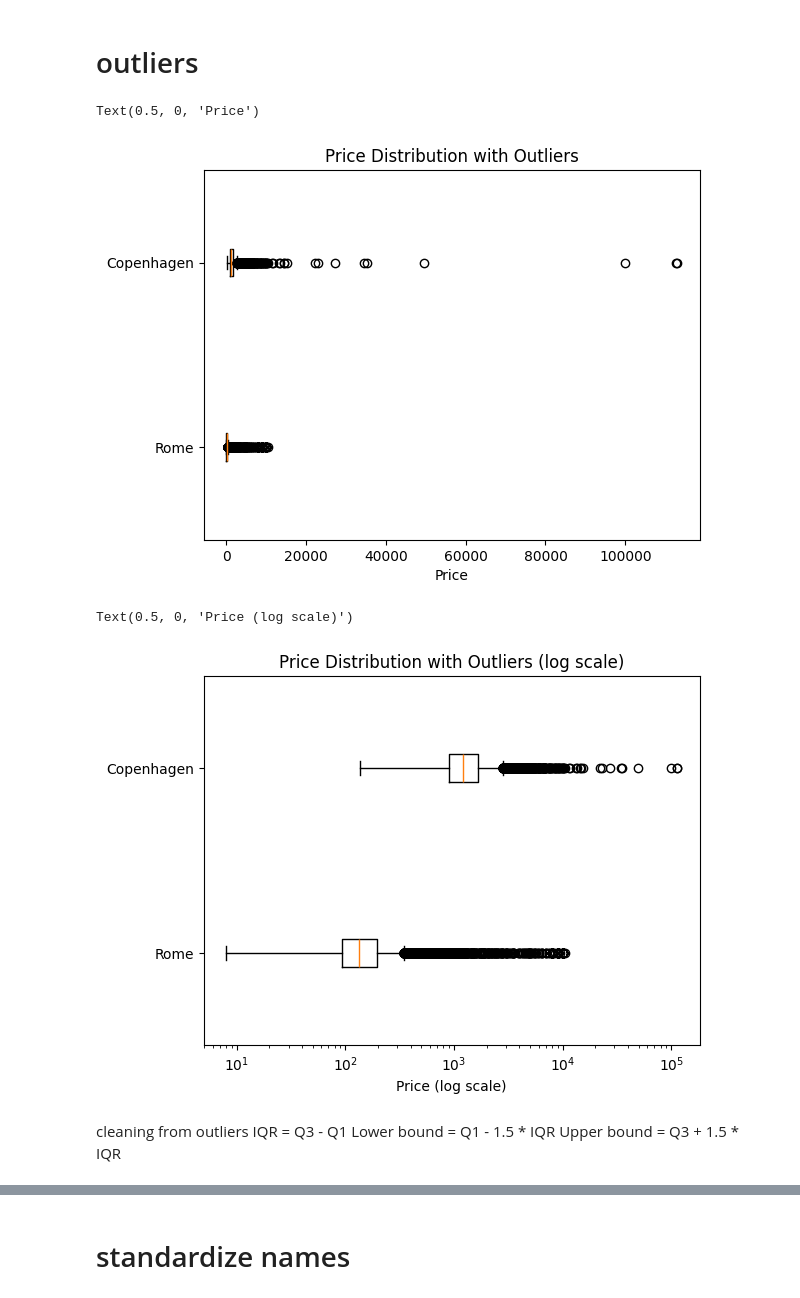
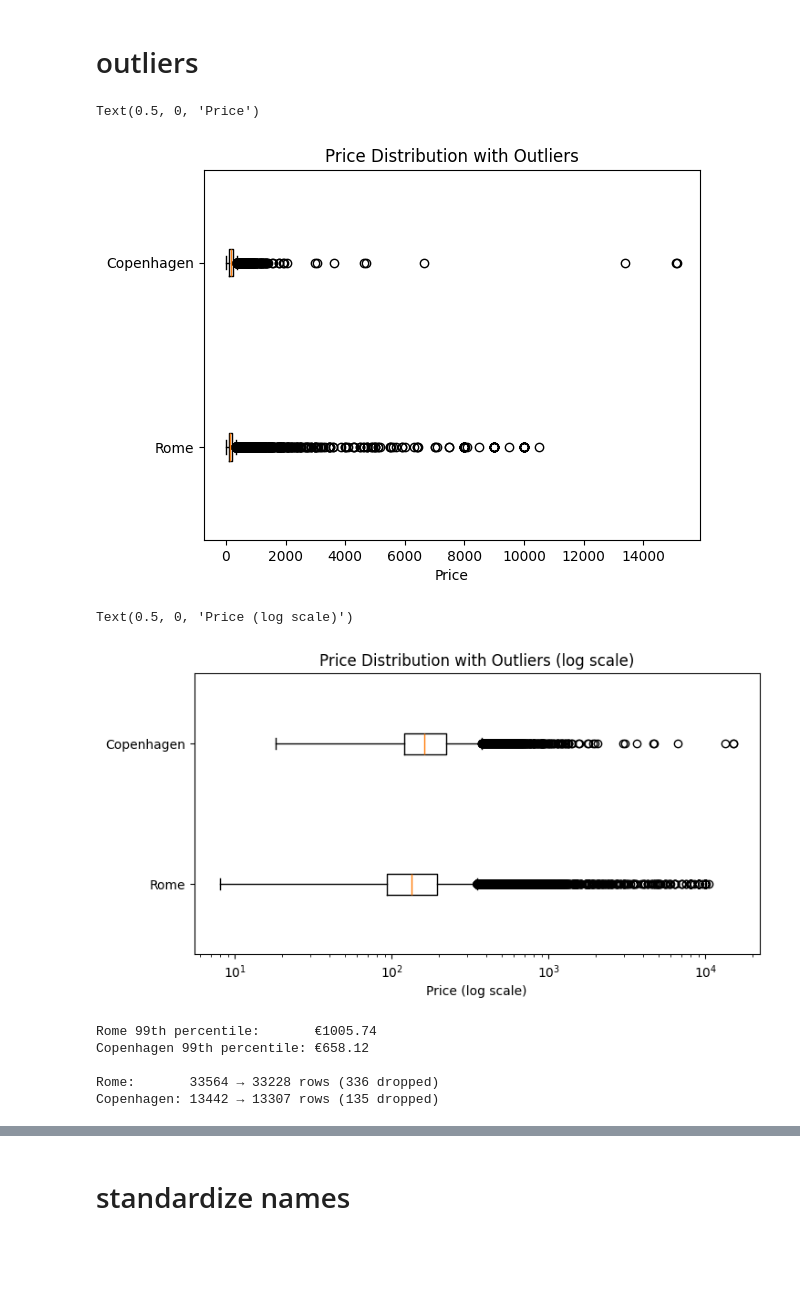
Before and after one commit to andreamammano89-maker/DataVisualisationPW_MESA, a Jupyter notebook: projectdv.ipynb, the cells around one changed output, grey strips where cells are left out. Drawn from its saved outputs; the diff is of its cells as text; code cells hidden in the pictures; blank space fills up the shorter version.

```diff
--- a/projectdv.ipynb
+++ b/projectdv.ipynb
@@ -219,14 +224,21 @@ plt.tight_layout()
 # limiting the df to what is useful
 Reduce the dataset to key variables capturing host activity, economic intensity, and spatial distribution, ensuring analytical focus and consistency with the objectives of measuring concentration and urban pressure.
 # %%
+
 key_vars = [
     "host_id",
     "calculated_host_listings_count",
+    "room_type",
     "price",
+    "minimum_nights",
     "availability_365",
+    "number_of_reviews",
+    "reviews_per_month",
+    "estimated_revenue_l365d",
     "neighbourhood_cleansed",
     "latitude",
     "longitude"
+
 ]
 
 df_rome = df_rome[key_vars].copy()
@@ -321,3 +333,10 @@ for df in [df_rome, df_cop]:
         .replace(r"[\$,]", "", regex=True)
         .astype(float)
     )
+# %%
+# Currency conversion: DKK → EUR
+DKK_TO_EUR = 0.134
+df_cop["price"] = df_cop["price"] * DKK_TO_EUR
+
+print("Copenhagen price after conversion:")
+print(df_cop["price"].describe().round(2))
@@ -510,25 +560,44 @@ plt.title("Price Distribution with Outliers")
 plt.xlabel("Price")
 # %% [output]
 Text(0.5, 0, 'Price')
-[figure, old version]
+[figure, new version]
 # %%
-plt.figure()
+plt.figure(figsize=(8,4))
 
 plt.boxplot(
     [df_rome["price"], df_cop["price"]],
-    labels=["Rome", "Copenhagen"],
+    tick_labels=["Rome", "Copenhagen"],
     vert=False
 )
 
 plt.xscale("log")
-
 plt.title("Price Distribution with Outliers (log scale)")
 plt.xlabel("Price (log scale)")
 # %% [output]
 Text(0.5, 0, 'Price (log scale)')
-[figure, old version]
+[figure, new version]
-# %% [markdown]
-cleaning from outliers
-IQR = Q3 - Q1
-Lower bound = Q1 - 1.5 * IQR
-Upper bound = Q3 + 1.5 * IQR
+# %%
+# Compute thresholds
+p99_rome = df_rome["price"].quantile(0.99)
+p99_cop  = df_cop["price"].quantile(0.99)
+
+print(f"Rome 99th percentile:       €{p99_rome:.2f}")
+print(f"Copenhagen 99th percentile: €{p99_cop:.2f}")
+
+# Store size before
+rome_before = len(df_rome)
+cop_before  = len(df_cop)
+
+# Apply filtering
+df_rome = df_rome[df_rome["price"] <= p99_rome]
+df_cop  = df_cop[df_cop["price"]  <= p99_cop]
+
+# Report impact
+print(f"\nRome:       {rome_before} → {len(df_rome)} rows ({rome_before - len(df_rome)} dropped)")
+print(f"Copenhagen: {cop_before} → {len(df_cop)} rows ({cop_before - len(df_cop)} dropped)")
+# %% [output]
+Rome 99th percentile:       €1005.74
+Copenhagen 99th percentile: €658.12
+
+Rome:       33564 → 33228 rows (336 dropped)
+Copenhagen: 13442 → 13307 rows (135 dropped)
```
Also changed, not shown: parts of 52 cells of this notebook, 2 other files.
